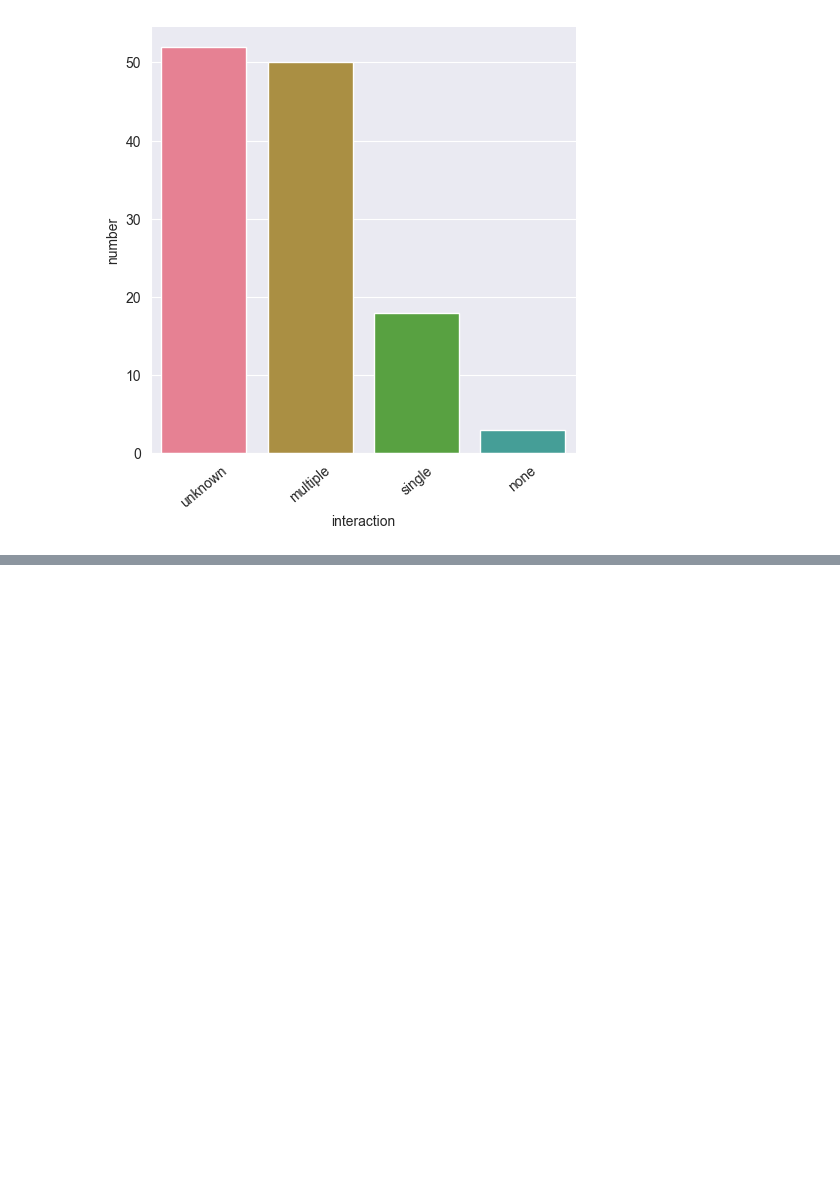
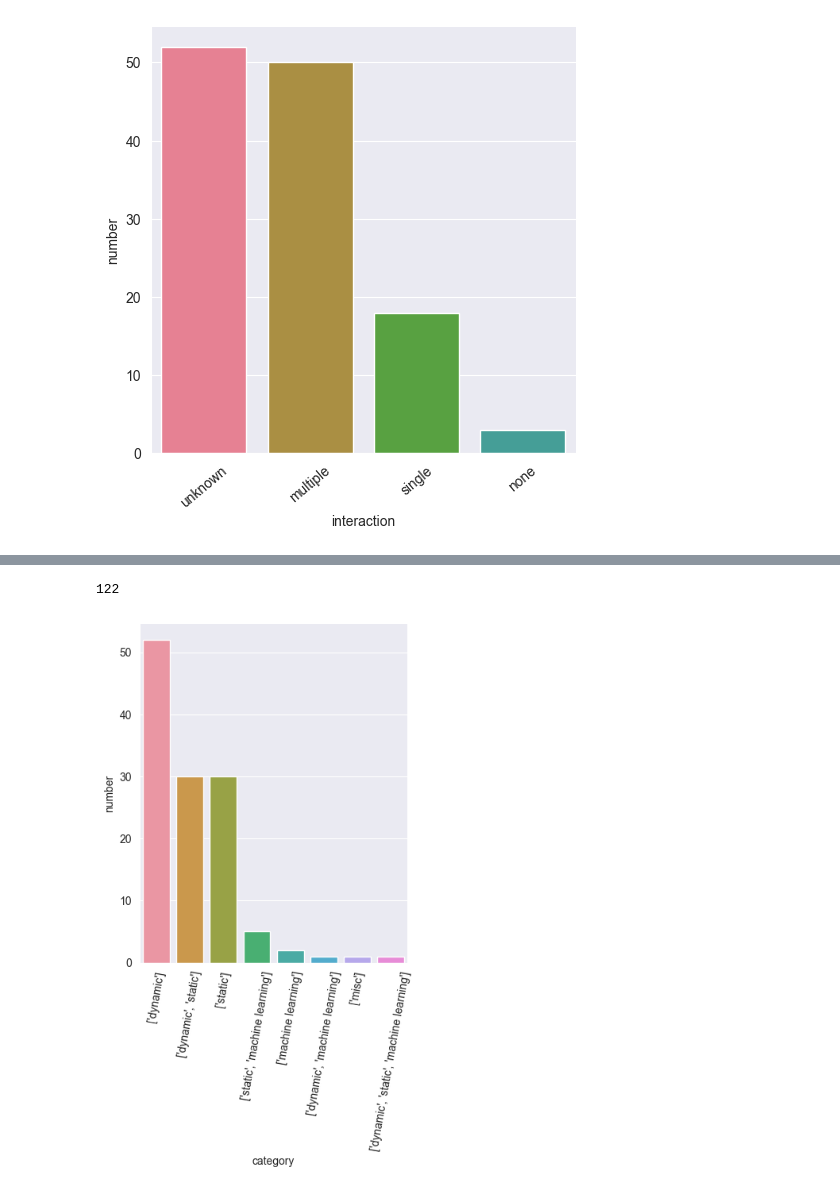
Before and after one commit to m-messer/Automated-Assessment-SLR-Data-Processing, a Jupyter notebook: analysis.ipynb, the cells around one changed output, grey strips where cells are left out. Cells and saved outputs as stored; diff of their text form; code cells hidden in the pictures; blank space fills up the shorter version.

Commit message:
PHD-128 Completed first pass of category plot

```diff
--- a/analysis.ipynb
+++ b/analysis.ipynb
@@ -132,0 +135,4 @@ plt.savefig('plots/interaction.png')
+# %%
+category = pd.Series([cat for cat in df.category]).value_counts().reset_index()
+category.columns = ["category", 'number']
+category
@@ -132,0 +149,10 @@ plt.savefig('plots/interaction.png')
+# %%
+category.number.sum()
+# %% [output]
+122
+# %%
+sns.catplot(category, kind='bar', x='category', y='number')
+plt.xticks(rotation=80)
+plt.savefig('plots/category.png')
+# %% [output]
+[figure, added]
```
Also changed, not shown: parts of 3 cells of this notebook, 4 other files.
